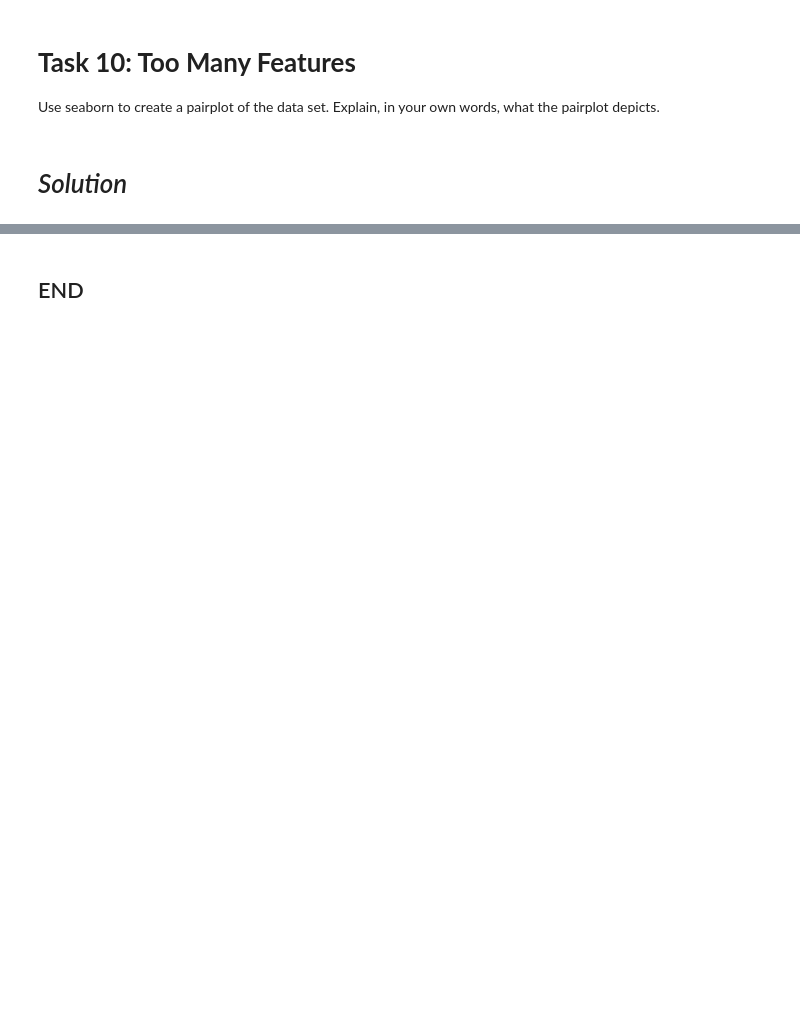
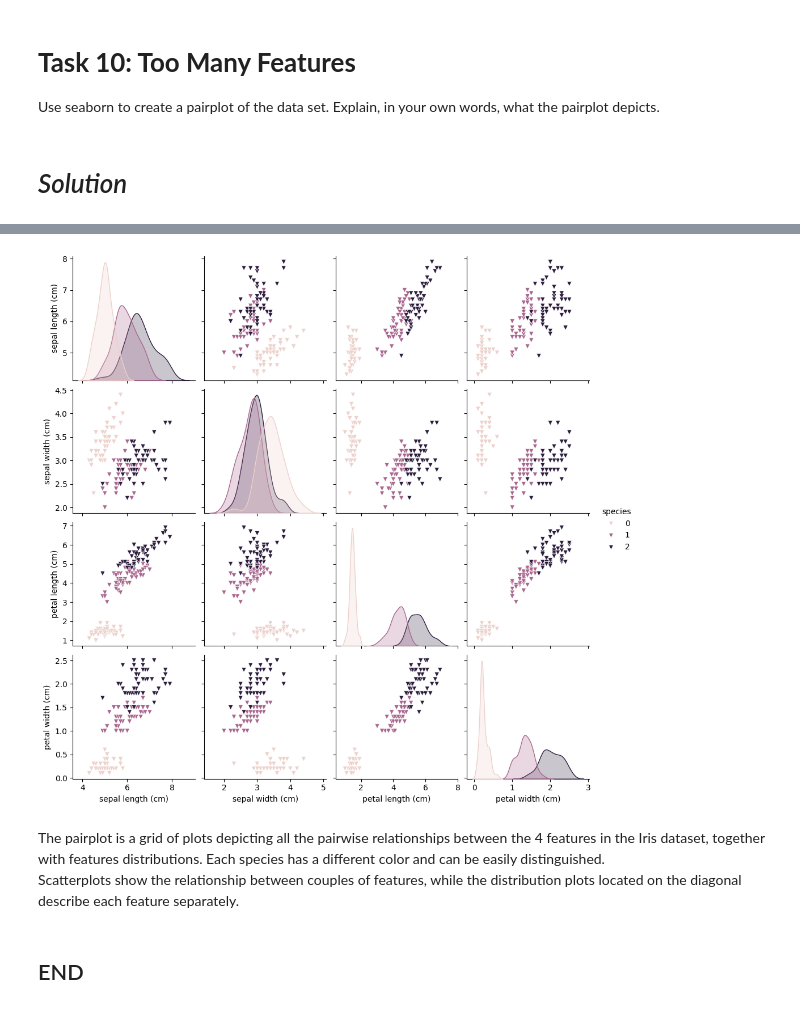
Before and after one commit to AnnaLoz28/principles_of_data_analytics, a Jupyter notebook: tasks.ipynb, the cells around one changed output, grey strips where cells are left out. Saved outputs shown, nothing was run; the diff lists cells and outputs as text; code cells hidden in the pictures; blank space fills up the shorter version.

```diff
--- a/tasks.ipynb
+++ b/tasks.ipynb
@@ -812,0 +822,3 @@ Explain, in your own words, what the pairplot depicts.
+# %%
+# add the "species" column to df to later create a pairplot color-coded by species
+df["species"] = iris.target
@@ -813,2 +835,11 @@ Explain, in your own words, what the pairplot depicts.
+# %%
+# create the pairplot color-coded by species
+# https://seaborn.pydata.org/generated/seaborn.pairplot.html
+sns.pairplot(df, hue= "species", markers= "v"); # the data points are color-coded according to the species
+# %% [output]
+[figure, added]
+# %% [markdown]
+The pairplot is a grid of plots depicting all the pairwise relationships between the 4 features in the Iris dataset, together with features distributions. Each species has a different color and can be easily distinguished.
+Scatterplots show the relationship between couples of features, while the distribution plots located on the diagonal describe each feature separately.
 # %% [markdown]
 ## END
```
Also changed, not shown: parts of 3 cells of this notebook.
